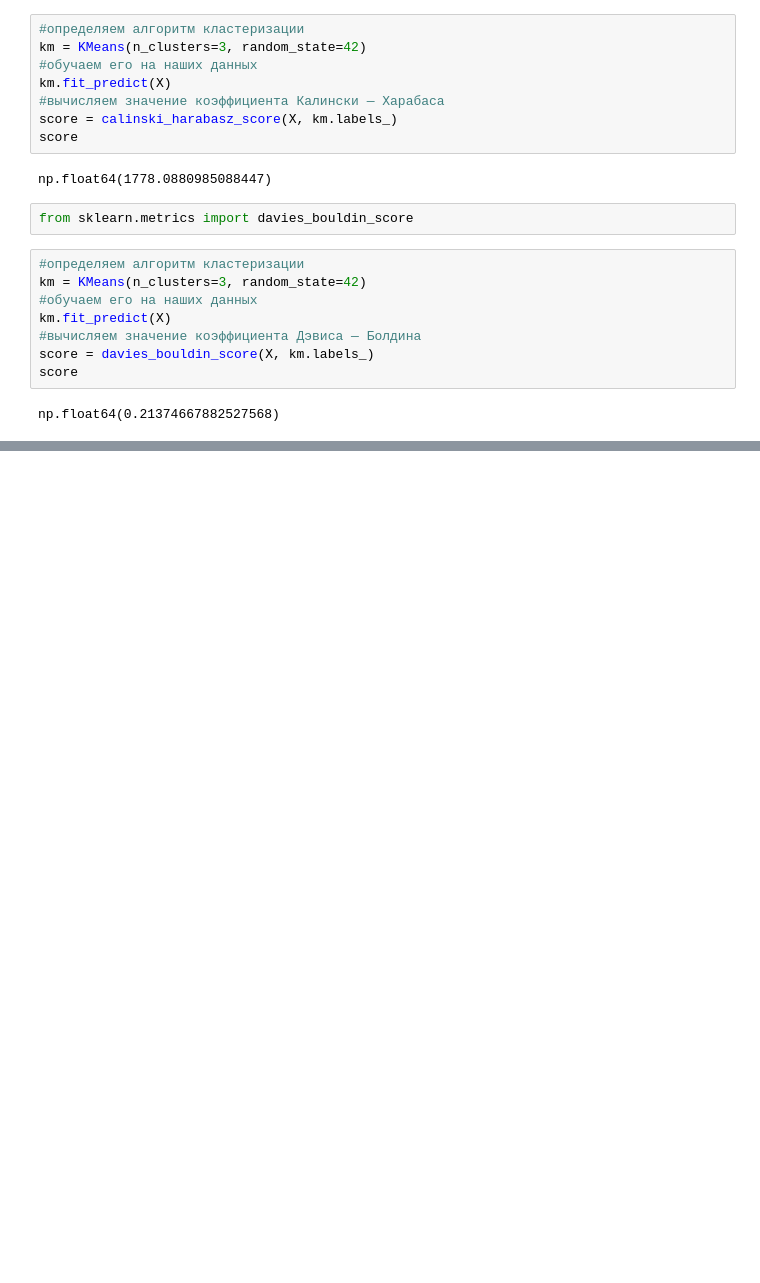
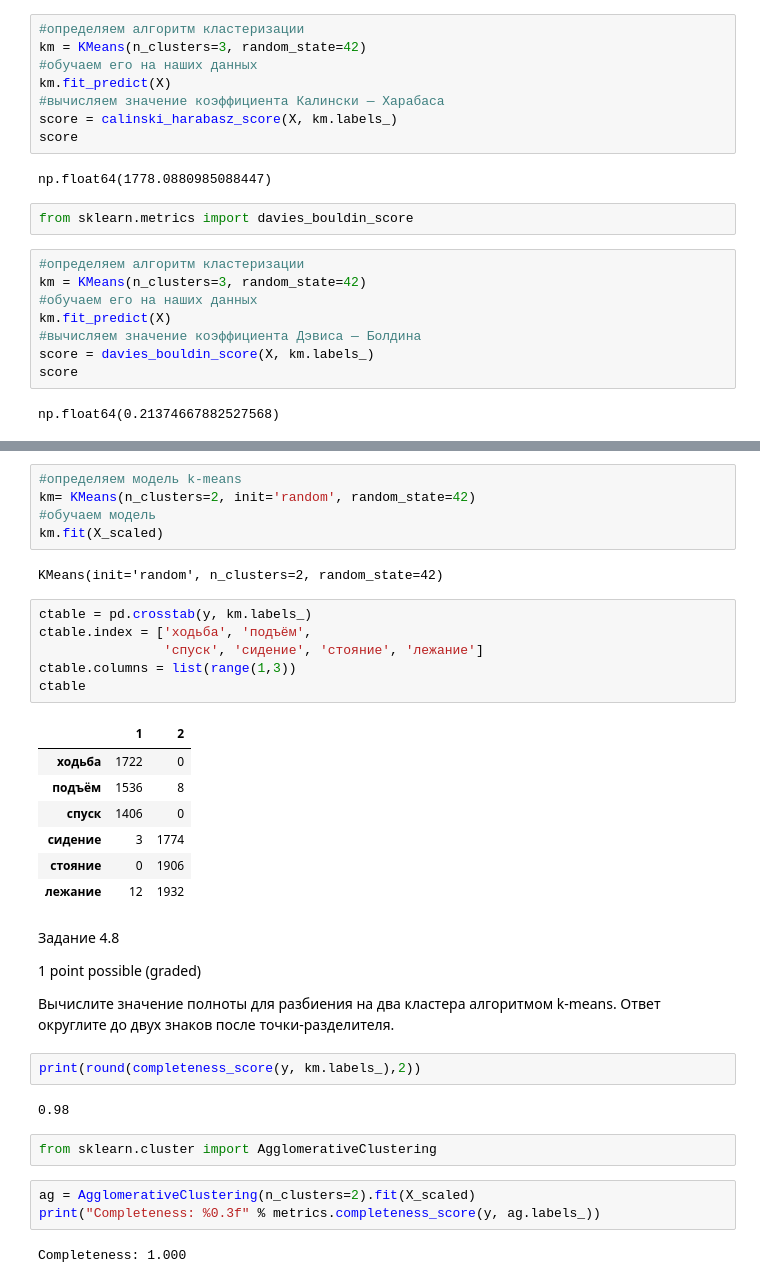
Before and after one commit to AlexGorel/IDE_NEW, a Jupyter notebook: MATH&ML-11. Кластеризация и техники понижения размерности. Часть II/MATH&ML-11. Кластеризация и техники понижения размерности. Часть II.ipynb, the cells around one changed output, grey strips where cells are left out. Saved outputs shown, nothing was run; the diff lists cells and outputs as text; blank space fills up the shorter version.

```diff
--- a/MATH&ML-11. Кластеризация и техники понижения размерности. Часть II/MATH&ML-11. Кластеризация и техники понижения размерности. Часть II.ipynb
+++ b/MATH&ML-11. Кластеризация и техники понижения размерности. Часть II/MATH&ML-11. Кластеризация и техники понижения размерности. Часть II.ipynb
@@ -62,0 +280,38 @@ np.float64(0.21374667882527568)
+# %%
+#определяем модель k-means
+km= KMeans(n_clusters=2, init='random', random_state=42)
+#обучаем модель
+km.fit(X_scaled)
+# %% [output]
+KMeans(init='random', n_clusters=2, random_state=42)
+# %%
+ctable = pd.crosstab(y, km.labels_)
+ctable.index = ['ходьба', 'подъём',
+                'спуск', 'сидение', 'стояние', 'лежание']
+ctable.columns = list(range(1,3))
+ctable
+# %% [output]
+|  | 1 | 2 |
+| ходьба | 1722 | 0 |
+| подъём | 1536 | 8 |
+| спуск | 1406 | 0 |
+| сидение | 3 | 1774 |
+| стояние | 0 | 1906 |
+| лежание | 12 | 1932 |
+# %% [markdown]
+Задание 4.8
+
+1 point possible (graded)
+
+Вычислите значение полноты для разбиения на два кластера алгоритмом k-means. Ответ округлите до двух знаков после точки-разделителя.
+# %%
+print(round(completeness_score(y, km.labels_),2))
+# %% [output]
+0.98
+# %%
+from sklearn.cluster import AgglomerativeClustering
+# %%
+ag = AgglomerativeClustering(n_clusters=2).fit(X_scaled)
+print("Completeness: %0.3f" % metrics.completeness_score(y, ag.labels_))
+# %% [output]
+Completeness: 1.000
```
Also changed, not shown: parts of 31 cells of this notebook, 4 other files.
